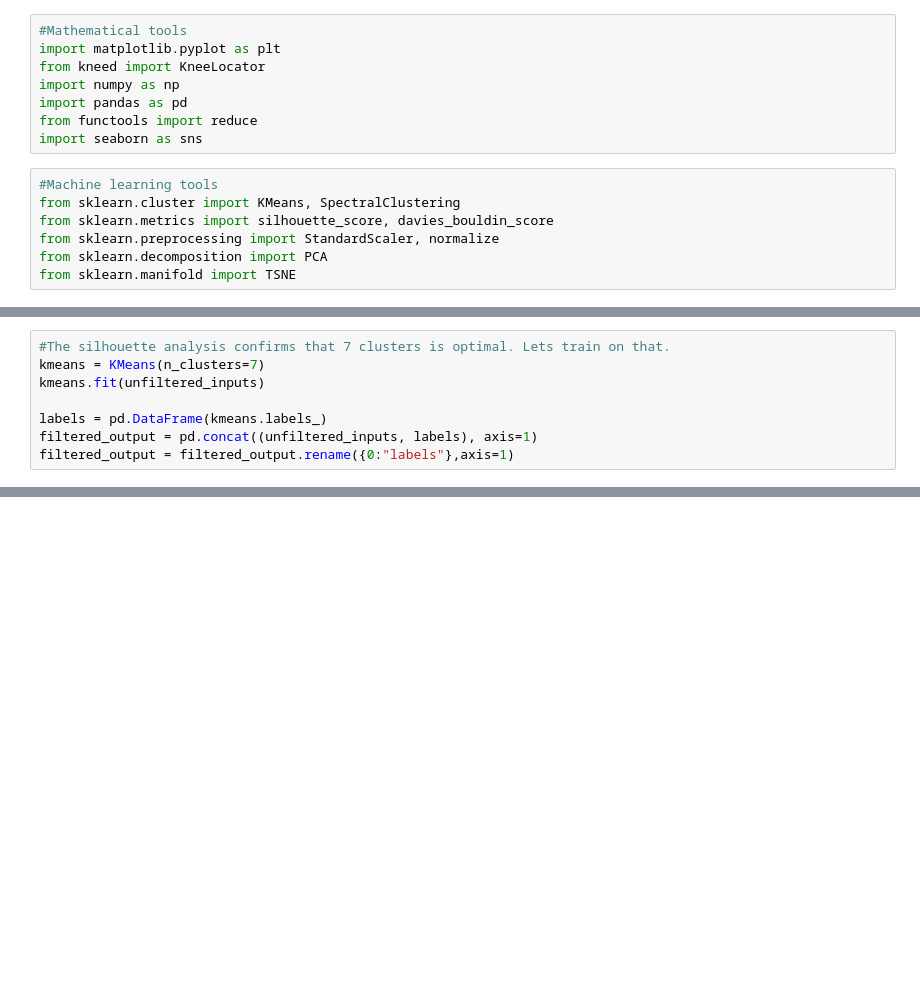
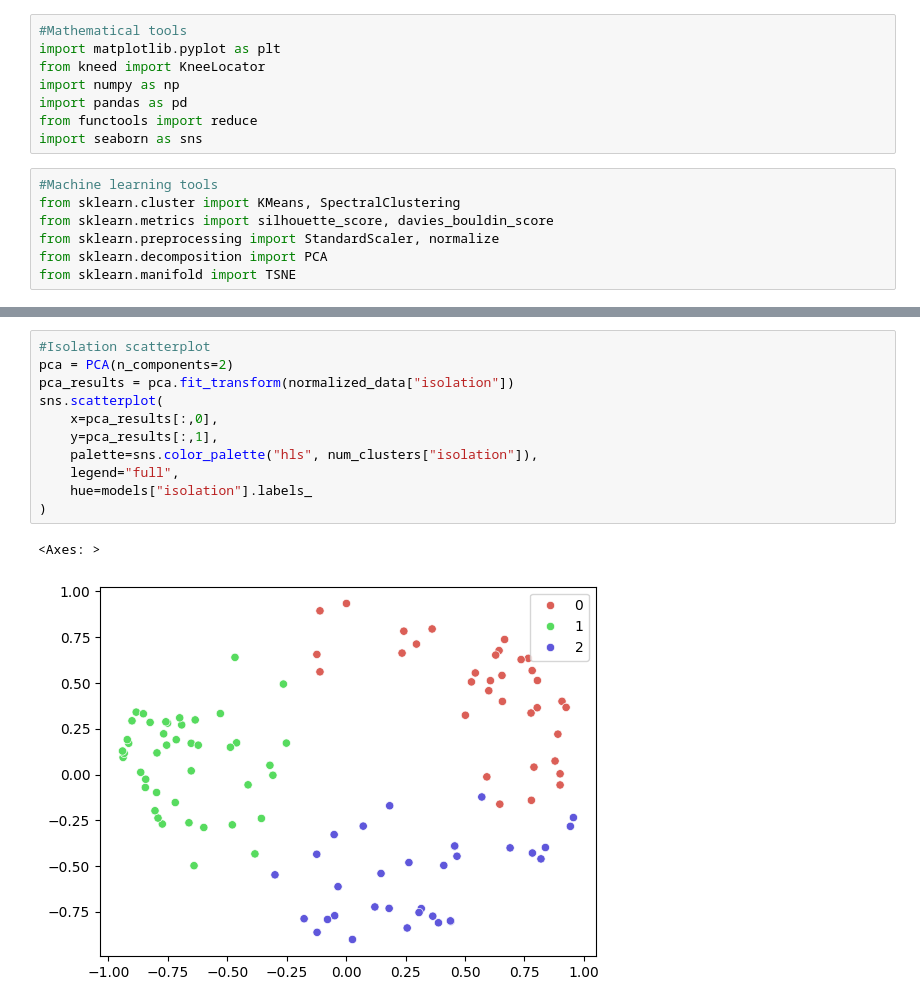
Before and after one commit to nehal-chigurupati/OffensivePlayerClustering, a Jupyter notebook: ClassifyingOffensivePlayers.ipynb, the cells around one changed output, grey strips where cells are left out. Saved outputs shown, nothing was run; the diff lists cells and outputs as text; blank space fills up the shorter version.

```diff
--- a/ClassifyingOffensivePlayers.ipynb
+++ b/ClassifyingOffensivePlayers.ipynb
@@ -125,8 +28,0 @@ plt.show()
-# %%
-#The silhouette analysis confirms that 7 clusters is optimal. Lets train on that.
-kmeans = KMeans(n_clusters=7)
-kmeans.fit(unfiltered_inputs)
-
-labels = pd.DataFrame(kmeans.labels_)
-filtered_output = pd.concat((unfiltered_inputs, labels), axis=1)
-filtered_output = filtered_output.rename({0:"labels"},axis=1)
@@ -290,0 +191,14 @@ sns.stripplot(x=output['Constant'], y=output["PPP_isolation"], hue=output['label
+# %%
+#Isolation scatterplot
+pca = PCA(n_components=2)
+pca_results = pca.fit_transform(normalized_data["isolation"])
+sns.scatterplot(
+    x=pca_results[:,0],
+    y=pca_results[:,1],
+    palette=sns.color_palette("hls", num_clusters["isolation"]),
+    legend="full",
+    hue=models["isolation"].labels_
+)
+# %% [output]
+<Axes: >
+[figure, added]
```
Also changed, not shown: parts of 45 cells of this notebook, 1 other file.
